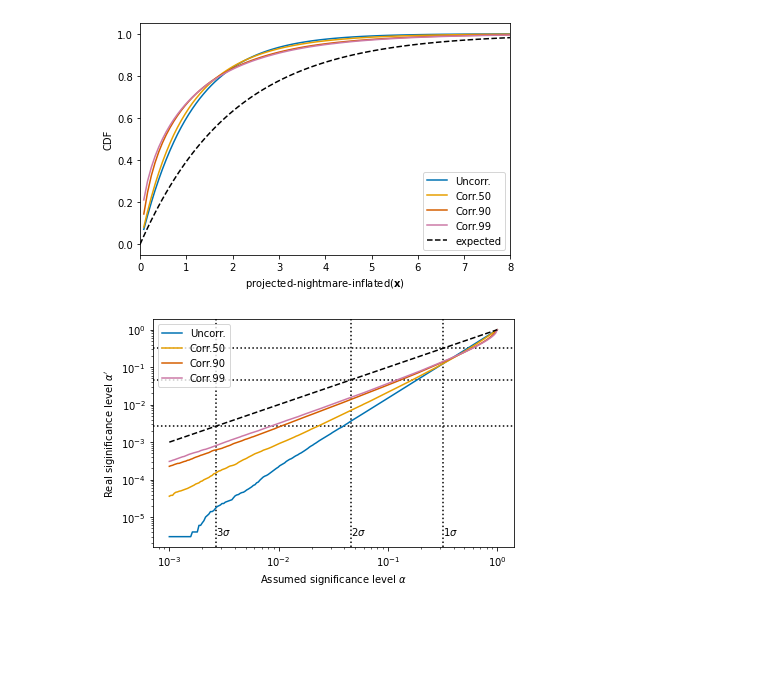
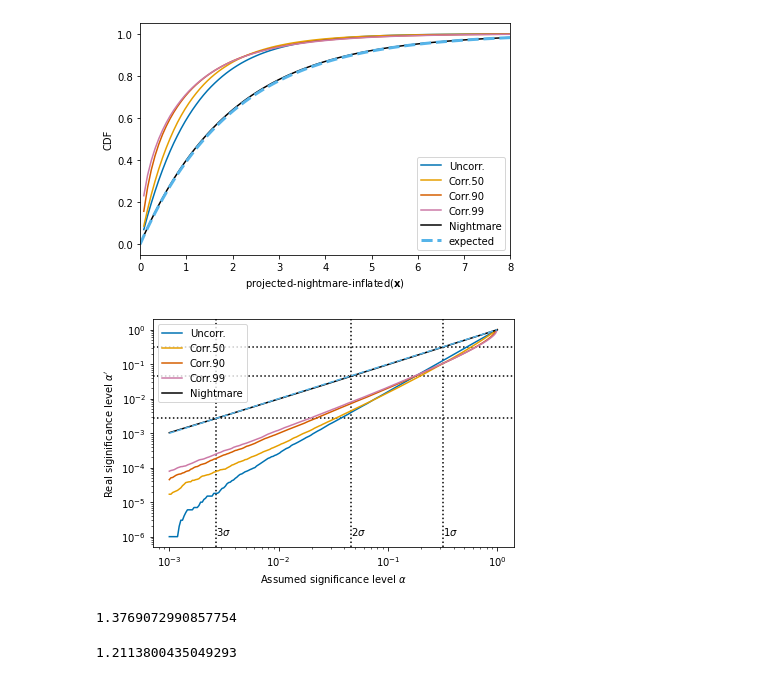
Before and after one commit to ast0815/covfit, a Jupyter notebook: projection-worst-lib.ipynb, the cells around one changed output. Drawn from its saved outputs; the diff is of its cells as text; code cells hidden in the pictures; blank space fills up the shorter version.

```diff
--- a/projection-worst-lib.ipynb
+++ b/projection-worst-lib.ipynb
@@ -14,11 +14,11 @@ datasets = default_sets(N_DIM, type="diagblock", blocks=BLOCKS)
 
 dname = "projected-nightmare-inflated"
 # %%
-# Projetion onto subspace
+# Projection onto subspace
 
 A = np.array(
     [
-        [2, 1, 1, 1, 1, 1, 1, 1, 1, 1],
+        [9, 8, 7, 6, 5, 4, 3, 2, 1, 0],
         [1, -1, 1, -1, 1, -1, 1, -1, 1, -1],
     ],
     dtype=float,
@@ -59,8 +59,12 @@ for i, ni in enumerate(BLOCKS):
 
 plt.matshow(cov_worst)
 
-alpha = robust.derate_covariance(cov_worst, jacobian=A, accuracy=0.001)
+details = {}
+alpha = derate_covariance(cov_worst, jacobian=A, accuracy=0.001, return_dict=details)
 print(alpha)
+plt.matshow(details["nightmare_cov"])
+print(details["throws"].shape)
+p_datasets["Nightmare"] = details["throws"]
 
 dist = lambda x: inflated(x, alpha=alpha, cov=Q @ Q.T)
 # %% [output]
@@ -82,7 +86,7 @@ for name in distances:
     count, bins = np.histogram(distances[name], bins=x)
     cdf = np.cumsum(count) / tot
     ax.plot(x[1:], cdf, label=name)
-ax.plot(x, expected.cdf(x), label=f"expected", linestyle="dashed")
+ax.plot(x, expected.cdf(x), label=f"expected", linestyle="dashed", linewidth=3)
 # ax.plot(
 #    x,
 #    chi2(df=1).cdf(x / N_DIM * alpha),
@@ -97,31 +101,70 @@ ax.legend(loc="lower right")
 fig.tight_layout()
 fig.savefig(f"plots/{dname}_cdf.pdf")
 # %% [output]
-[figure, old version]
+[figure, new version]
 # %%
 # siginifcance levels
 fig, ax = plt.subplots()
 for s in [1, 2, 3]:
     SL = chi2.sf(s**2, df=1)
     ax.axhline(SL, color="k", linestyle="dotted")
     ax.axvline(SL, color="k", linestyle="dotted")
     ax.annotate(f"${s}\sigma $ ", (SL, 0.05), xycoords=("data", "axes fraction"))
 
 x = np.logspace(-3, 0, 200)
 for name, data in distances.items():
     y = np.sum(data[:, np.newaxis] >= expected.isf(x), axis=0) / len(data)
     ax.plot(x, y, label=name)
-ax.plot([1e-3, 1], [1e-3, 1], color="k", linestyle="dashed")
+ax.plot([1e-3, 1], [1e-3, 1], color="C5", linestyle="dashed")
 ax.set_yscale("log")
 ax.set_xscale("log")
 ax.set_ylabel(r"Real siginificance level $\alpha'$")
 ax.set_xlabel(r"Assumed significance level $\alpha$")
 ax.legend(loc="upper left")
 fig.tight_layout()
 fig.savefig(f"plots/{dname}_significance.pdf")
 # %% [output]
-[figure, old version]
+[figure, new version]
 # %%
 del distances
 del data
 del p_datasets
+# %%
+C = np.array([
+        [1, 0, np.nan, np.nan, 0, 0, 0, 0 ],
+        [0, 1, np.nan, np.nan, 0, 0, 0, 0 ],
+        [np.nan, np.nan, 1, 0, 0, 0, 0, 0 ],
+        [np.nan, np.nan, 0, 1, 0, 0, 0, 0 ],
+        [0, 0, 0, 0, 1, 0, np.nan, np.nan ],
+        [0, 0, 0, 0, 0, 1, np.nan, np.nan ],
+        [0, 0, 0, 0, np.nan, np.nan, 1, 0 ],
+        [0, 0, 0, 0, np.nan, np.nan, 0, 1 ],
+    ])
+derate_covariance(C, accuracy=0.001)
+# %% [output]
+1.3769072990857754
+# %%
+e = 1e-15
+C1 = np.array([
+        [1, 0, np.nan, np.nan, 0, 0, 0, 0 ],
+        [0, 1, np.nan, np.nan, 0, 0, 0, 0 ],
+        [np.nan, np.nan, 1, 0, 0, 0, 0, 0 ],
+        [np.nan, np.nan, 0, 1, 0, 0, 0, 0 ],
+        [0, 0, 0, 0, e, 0, 0, 0 ],
+        [0, 0, 0, 0, 0, e, 0, 0 ],
+        [0, 0, 0, 0, 0, 0, e, 0 ],
+        [0, 0, 0, 0, 0, 0, 0, e ],
+    ])
+C2 = np.array([
+        [e, 0, 0, 0, 0, 0, 0, 0 ],
+        [0, e, 0, 0, 0, 0, 0, 0 ],
+        [0, 0, e, 0, 0, 0, 0, 0 ],
+        [0, 0, 0, e, 0, 0, 0, 0 ],
+        [0, 0, 0, 0, 1, 0, np.nan, np.nan ],
+        [0, 0, 0, 0, 0, 1, np.nan, np.nan ],
+        [0, 0, 0, 0, np.nan, np.nan, 1, 0 ],
+        [0, 0, 0, 0, np.nan, np.nan, 0, 1 ],
+    ])
+derate_covariance([C1, C2], accuracy=0.001, sigma=2, jacobian=np.eye(8)[:5].T)
+# %% [output]
+1.2113800435049293
```
Also changed, not shown: parts of 3 cells of this notebook, 9 other files.
